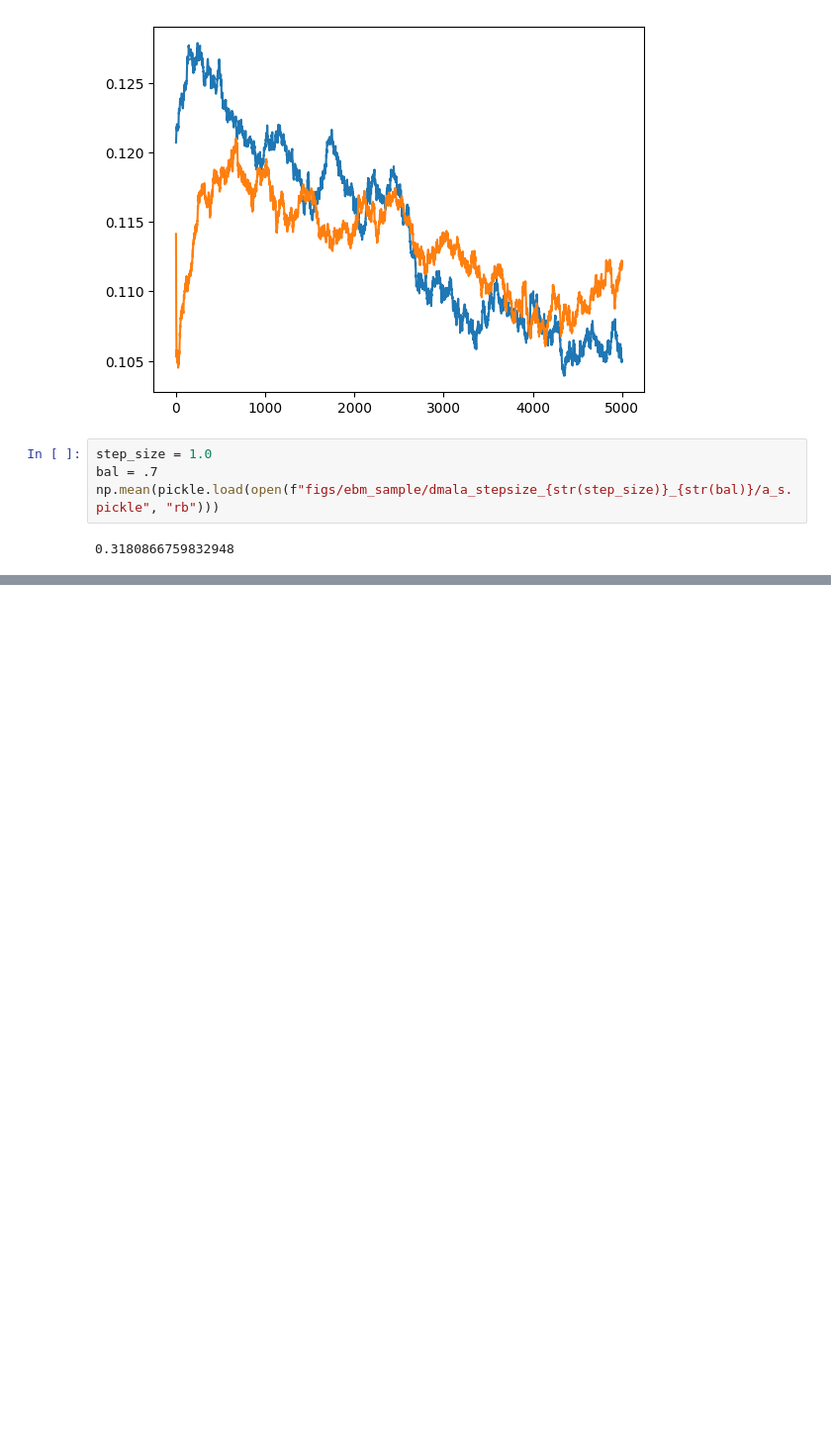
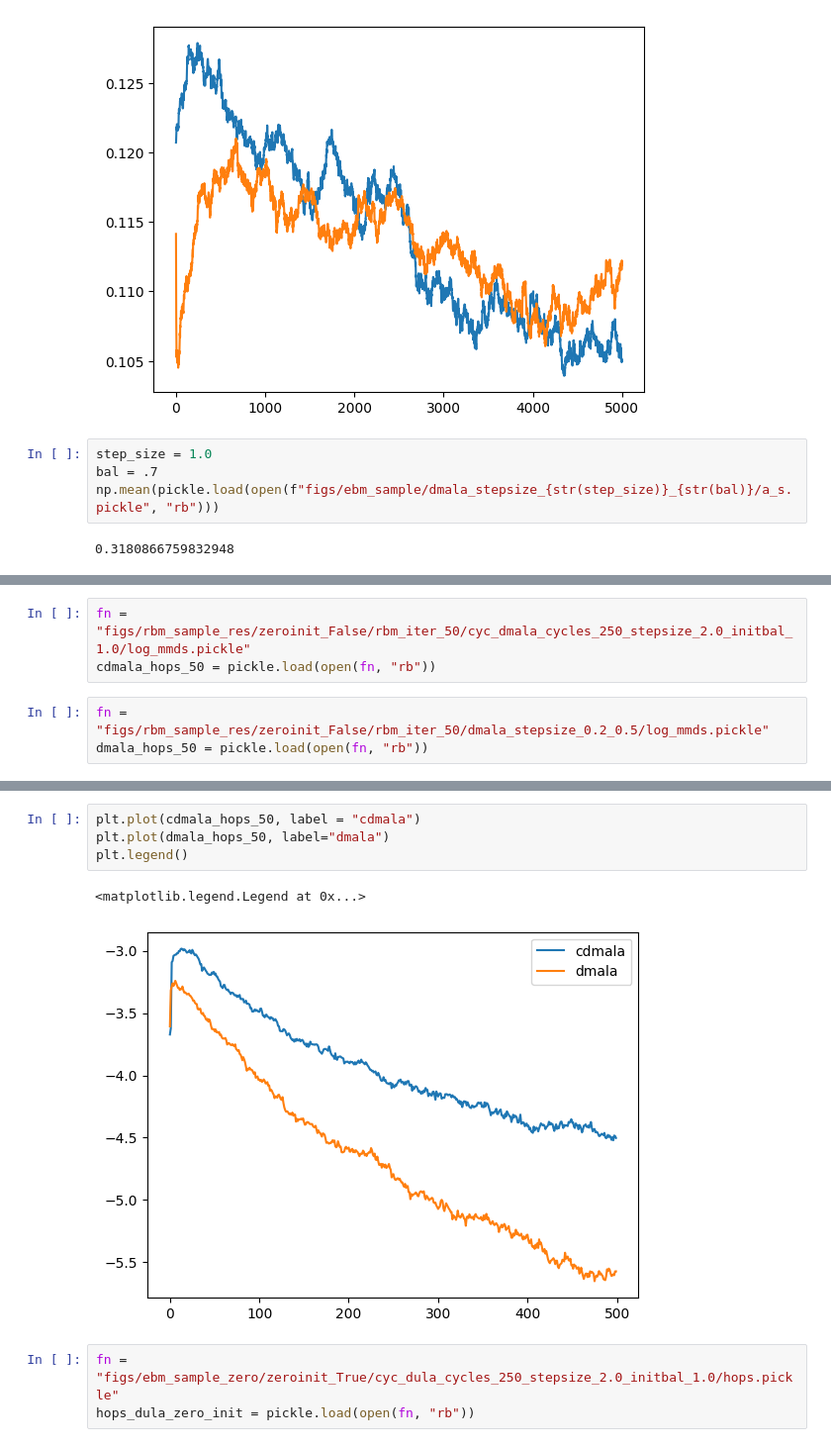
Before and after one commit to patrickpynadath1/automatic_cyclical_sampling, a Jupyter notebook: EBM Sample.ipynb, the cells around one changed output, grey strips where cells are left out. Shown at 99% size. Drawn from its saved outputs; the diff is of its cells as text; blank space fills up the shorter version.

```diff
--- a/EBM Sample.ipynb
+++ b/EBM Sample.ipynb
@@ -187,0 +194,6 @@ np.mean(a_s)
+# %%
+fn = "figs/rbm_sample_res/zeroinit_False/rbm_iter_50/cyc_dmala_cycles_250_stepsize_2.0_initbal_1.0/log_mmds.pickle"
+cdmala_hops_50 = pickle.load(open(fn, "rb"))
+# %%
+fn = "figs/rbm_sample_res/zeroinit_False/rbm_iter_50/dmala_stepsize_0.2_0.5/log_mmds.pickle"
+dmala_hops_50 = pickle.load(open(fn, "rb"))
@@ -187,0 +240,10 @@ np.mean(a_s)
+# %%
+plt.plot(cdmala_hops_50, label = "cdmala")
+plt.plot(dmala_hops_50, label="dmala")
+plt.legend()
+# %% [output]
+<matplotlib.legend.Legend at 0x...>
+[figure, added]
+# %%
+fn = "figs/ebm_sample_zero/zeroinit_True/cyc_dula_cycles_250_stepsize_2.0_initbal_1.0/hops.pickle"
+hops_dula_zero_init = pickle.load(open(fn, "rb"))
```
Also changed, not shown: parts of 14 cells of this notebook, 7 other files.
